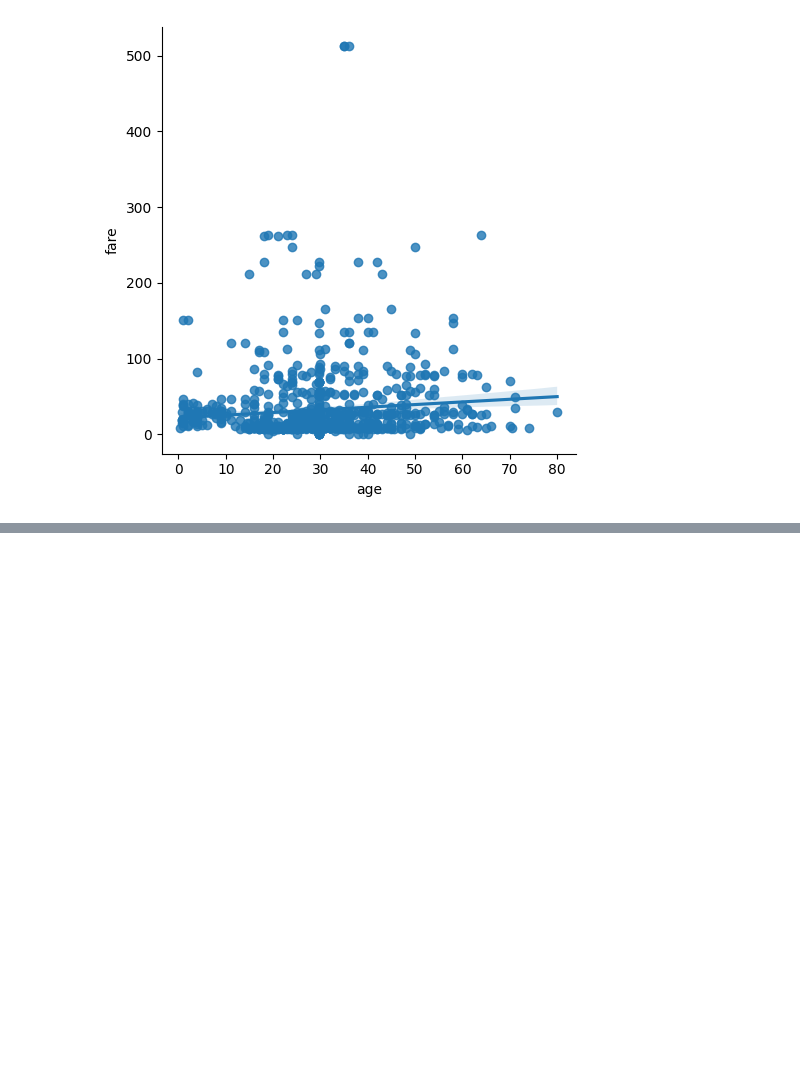
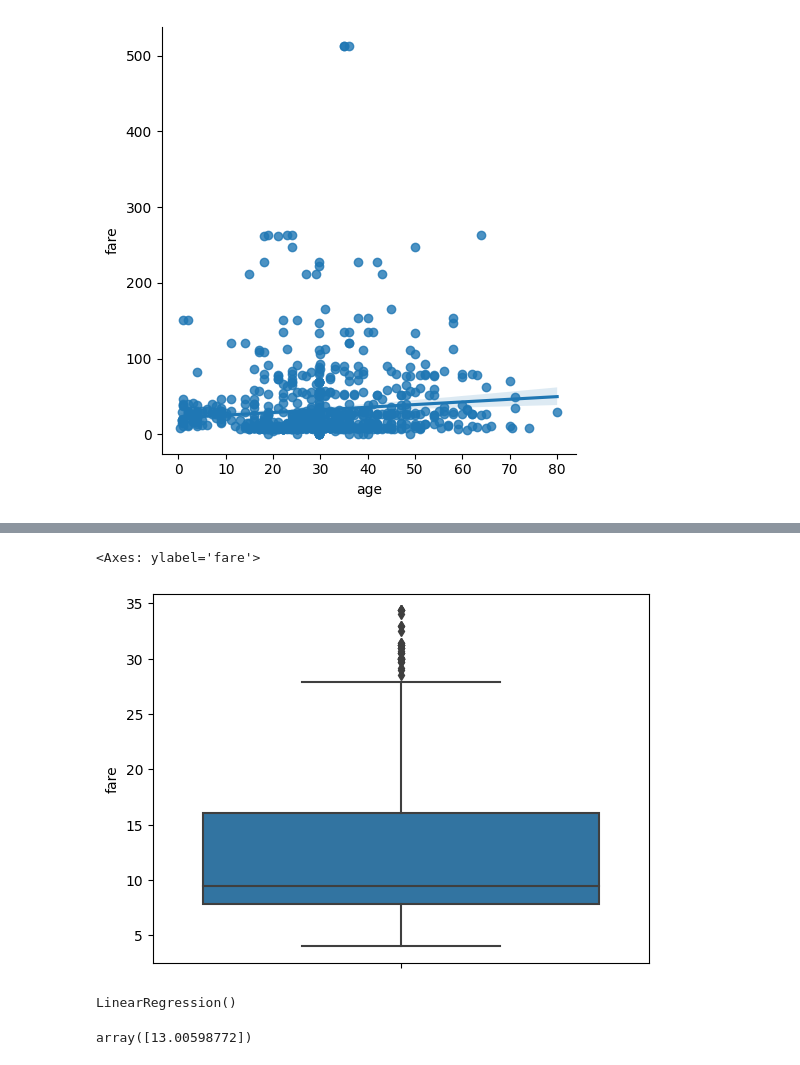
Before and after one commit to syedmeesamali/CourseraPlus, a Jupyter notebook: 1_ML_Combined_Courses/Practice/2_Pandas/reg_review.ipynb, the cells around one changed output, grey strips where cells are left out. Cells and saved outputs as stored; diff of their text form; code cells hidden in the pictures; blank space fills up the shorter version.

```diff
--- a/1_ML_Combined_Courses/Practice/2_Pandas/reg_review.ipynb
+++ b/1_ML_Combined_Courses/Practice/2_Pandas/reg_review.ipynb
@@ -94,0 +92,9 @@ sns.lmplot(data=df_linear, x='age', y='fare')
+# %%
+df_linear = df_linear[(df_linear['age'] > 8) & (df_linear['age'] < 50)]
+# %%
+df_linear = df_linear[(df_linear['fare'] > 1) & (df_linear['fare'] < 35)]
+# %%
+sns.boxplot(data=df_linear, y='fare')
+# %% [output]
+<Axes: ylabel='fare'>
+[figure, added]
@@ -94,0 +106,8 @@ sns.lmplot(data=df_linear, x='age', y='fare')
+# %%
+model.fit(X, y)
+# %% [output]
+LinearRegression()
+# %%
+model.predict([[25]])
+# %% [output]
+array([13.00598772])
```
Also changed, not shown: parts of 4 cells of this notebook.
